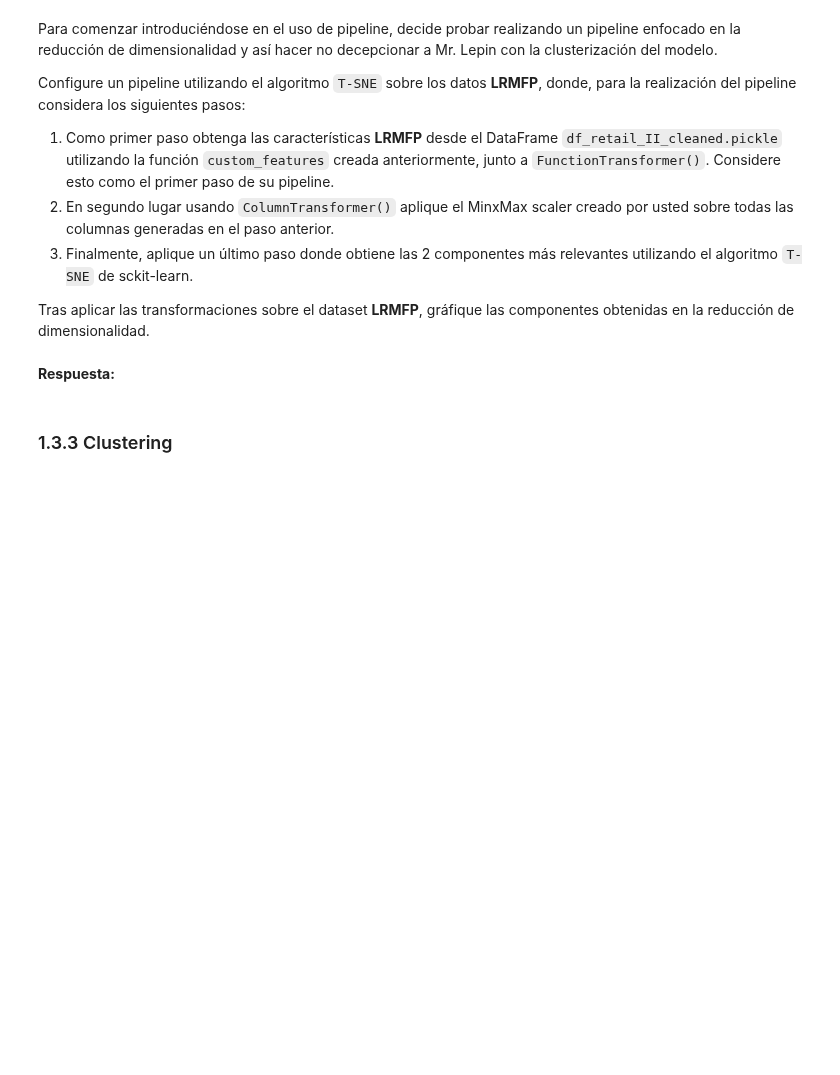
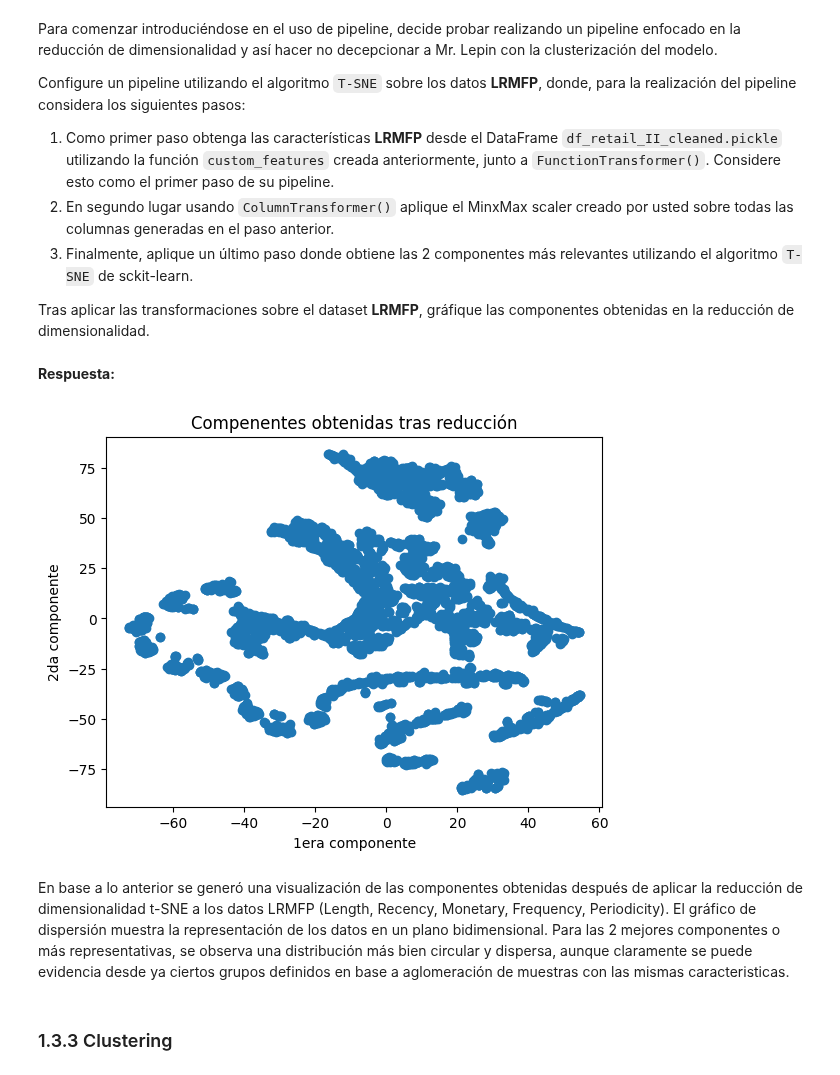
Before and after one commit to Nietsabas/MDS7202, a Jupyter notebook: Laboratorios/Laboratorio_7/Laboratorio7.ipynb, the cells around one changed output. Drawn from its saved outputs; the diff is of its cells as text; code cells hidden in the pictures; blank space fills up the shorter version.

```diff
--- a/Laboratorios/Laboratorio_7/Laboratorio7.ipynb
+++ b/Laboratorios/Laboratorio_7/Laboratorio7.ipynb
@@ -286,6 +280,36 @@ Configure un pipeline utilizando el algoritmo `T-SNE` sobre los datos **LRMFP**,
 Tras aplicar las transformaciones sobre el dataset **LRMFP**, gráfique las componentes obtenidas en la reducción de dimensionalidad.
 # %% [markdown]
 **Respuesta:**
+# %%
+import matplotlib.pyplot as plt
+from sklearn.preprocessing import FunctionTransformer
+from sklearn.manifold import TSNE
+
+# Paso 1: Obtener las características LRMFP
+custom_features_transformer = FunctionTransformer(custom_features)
+lrmfp_features = custom_features_transformer.transform(df_retail)
+
+# Paso 2: Existían valores faltantes que afectaban al código, así que usamos SimpleImputer para imputar el promedio
+imputer = SimpleImputer(strategy='mean')
+lrmfp_imputed = imputer.fit_transform(lrmfp_features)
+
+# Paso 3: Aplicando MinMax creado anteriormente
+minmax_scaler = MinMax()
+lrmfp_scaled = minmax_scaler.fit_transform(lrmfp_imputed)
+
+# Paso 4: Reducción de dimensionalidad con t-SNE
+tsne = TSNE(n_components=2)
+transformed_data = tsne.fit_transform(lrmfp_scaled)
+
+plt.scatter(transformed_data[:, 0], transformed_data[:, 1])
+plt.xlabel('1era componente')
+plt.ylabel('2da componente')
+plt.title('Compenentes obtenidas tras reducción')
+plt.show()
+# %% [output]
+[figure, added]
+# %% [markdown]
+En base a lo anterior se generó una visualización de las componentes obtenidas después de aplicar la reducción de dimensionalidad t-SNE a los datos LRMFP (Length, Recency, Monetary, Frequency, Periodicity). El gráfico de dispersión muestra la representación de los datos en un plano bidimensional. Para las 2 mejores componentes o más representativas, se observa una distribución más bien circular y dispersa, aunque claramente se puede evidencia desde ya ciertos grupos definidos en base a aglomeración de muestras con las mismas caracteristicas.
 # %% [markdown]
 ### 1.3.3 Clustering
 # %% [markdown]
```
Also changed, not shown: parts of 11 cells of this notebook.
